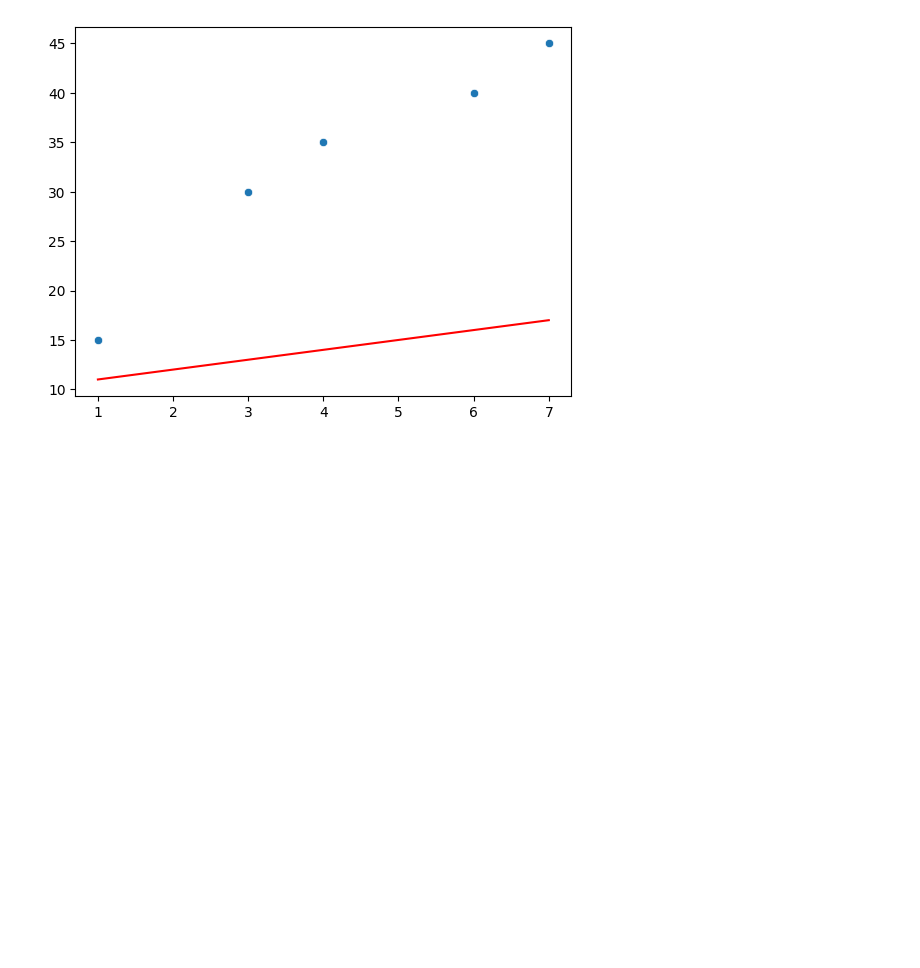
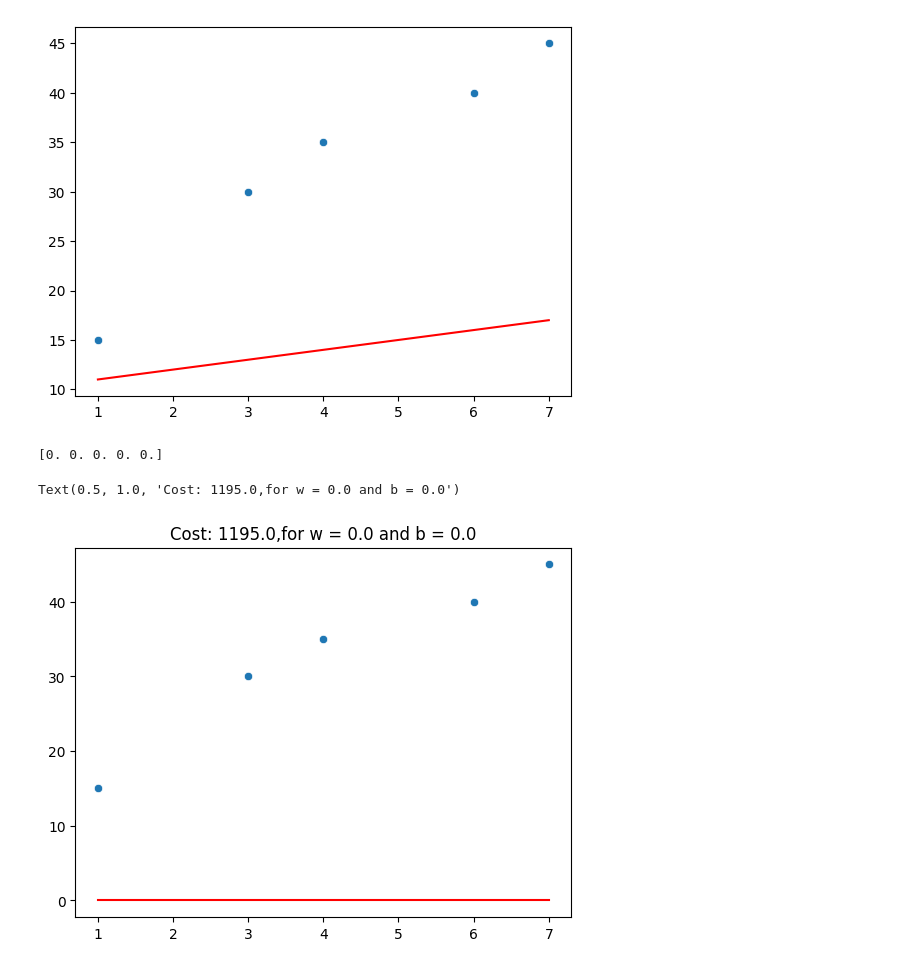
Before and after one commit to roybipro/AI-ML-learning-Phitron, a Jupyter notebook: machine-learning/week-03-Intro-to-ML-Linear-and-Logisric-Regression/simple-linear-regration.ipynb, the cells around one changed output. Cells and saved outputs as stored; diff of their text form; code cells hidden in the pictures; blank space fills up the shorter version.

Commit message:
learn: week 3 Implementation of cost function

```diff
--- a/machine-learning/week-03-Intro-to-ML-Linear-and-Logisric-Regression/simple-linear-regration.ipynb
+++ b/machine-learning/week-03-Intro-to-ML-Linear-and-Logisric-Regression/simple-linear-regration.ipynb
@@ -31,0 +47,15 @@ plt.plot(x,predictions, color='red')
+# %%
+w = 0.0
+b = 0.0
+
+predictions = make_prediction(x, y, w= w, b= b)
+print(predictions)
+
+sns.scatterplot(x=x, y=y)
+plt.plot(x,predictions, color='red')
+
+plt.title(f"Cost: {compute_cost(x, y, w= 0, b= 0)},for w = {w} and b = {b}")
+# %% [output]
+[0. 0. 0. 0. 0.]
+Text(0.5, 1.0, 'Cost: 1195.0,for w = 0.0 and b = 0.0')
+[figure, added]
```
Also changed, not shown: parts of 3 cells of this notebook.
